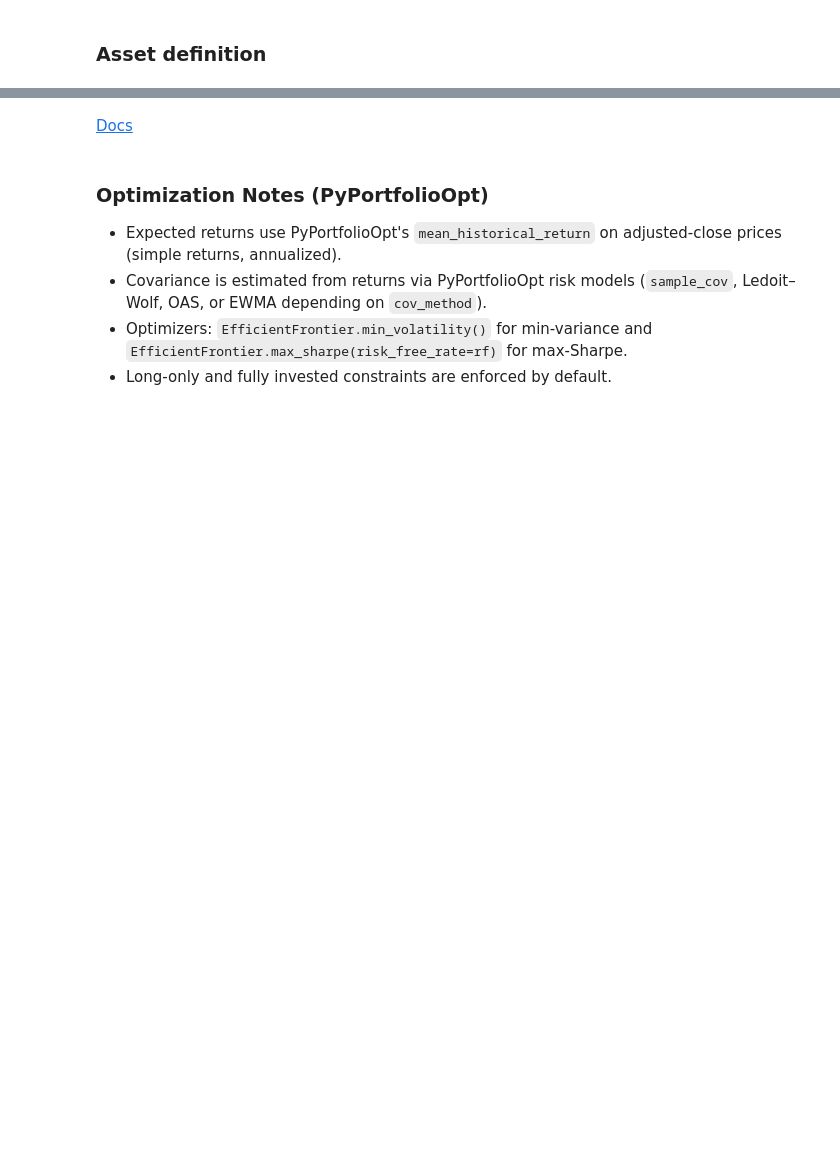
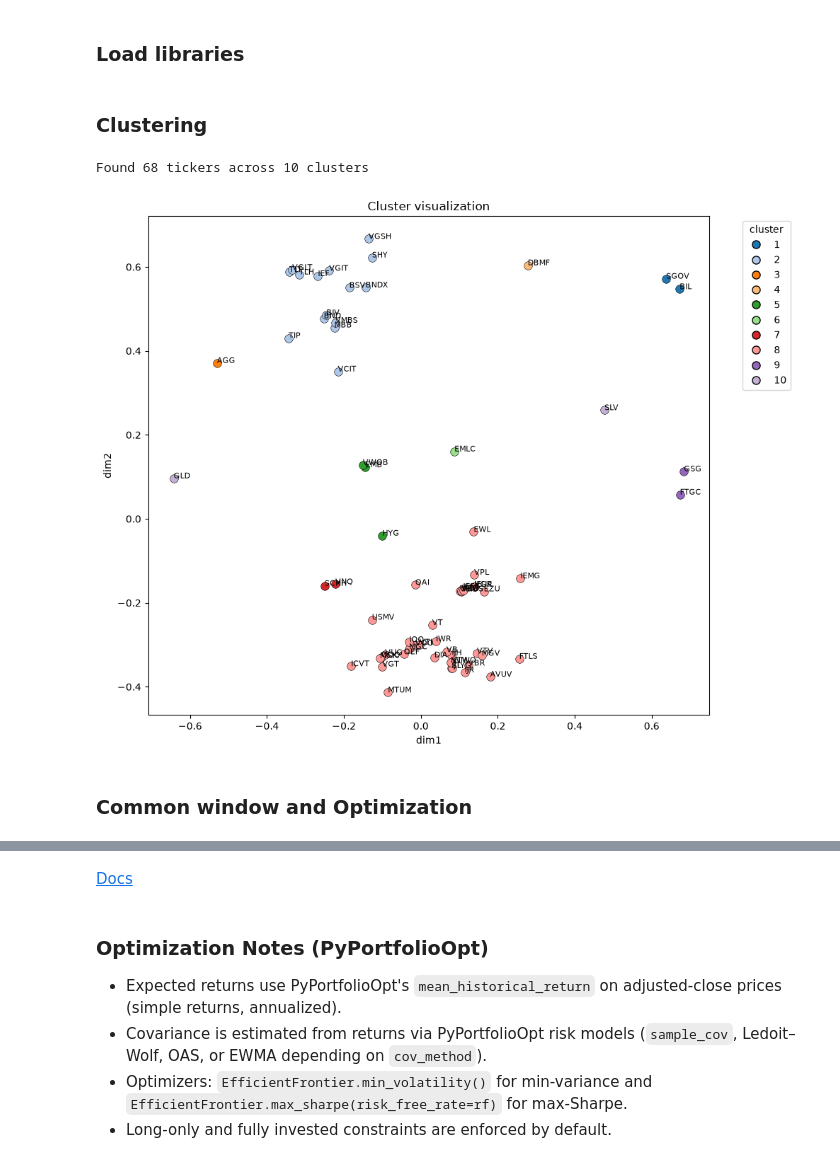
Before and after one commit to giacomomaggiore/leverage-ib-api, a Jupyter notebook: main.ipynb, the cells around one changed output, grey strips where cells are left out. Cells and saved outputs as stored; diff of their text form; code cells hidden in the pictures; blank space fills up the shorter version.

Commit message:
clustering visuals

```diff
--- a/main.ipynb
+++ b/main.ipynb
@@ -1,5 +1,5 @@
 # %% [markdown]
-### <b>Asset definition</b>
+### Load libraries
 # %%
 from importlib import reload
 from helpers import *
@@ -11 +11,25 @@ cluster_select_representatives_from_csv(ETF_UNIVERSE_CSV_PATH)
+# %% [markdown]
+### Clustering
+# %%
+ETF_UNIVERSE_CSV_PATH = "data/etf_universe.csv"
+
+# get clusters (and representatives) from the universe CSV
+selected_tickers, clusters = cluster_select_representatives_from_csv(ETF_UNIVERSE_CSV_PATH, n_clusters=10)
+
+print('Found', sum(len(v) for v in clusters.values()), 'tickers across', len(clusters), 'clusters')
+
+# Build aligned price matrix for all tickers in the clusters (inner join on dates)
+tickers = sorted([t for members in clusters.values() for t in members])
+start_date = '2012-01-01'
+end_date = pd.Timestamp.today().strftime('%Y-%m-%d')
+prices = pd.concat([load_data(t, start_date, end_date)['adj close'].rename(t) for t in tickers], axis=1, join='inner')
+returns = prices.pct_change().dropna()
+
+# Visualize clusters using the returns correlation (MDS embedding)
+fig, ax = visualize_clusters(clusters, returns=returns)
+# %% [output]
+Found 68 tickers across 10 clusters
+[figure, added]
+# %% [markdown]
+### Common window and Optimization
 # %%
```
Also changed, not shown: parts of 4 cells of this notebook, 16 other files.
